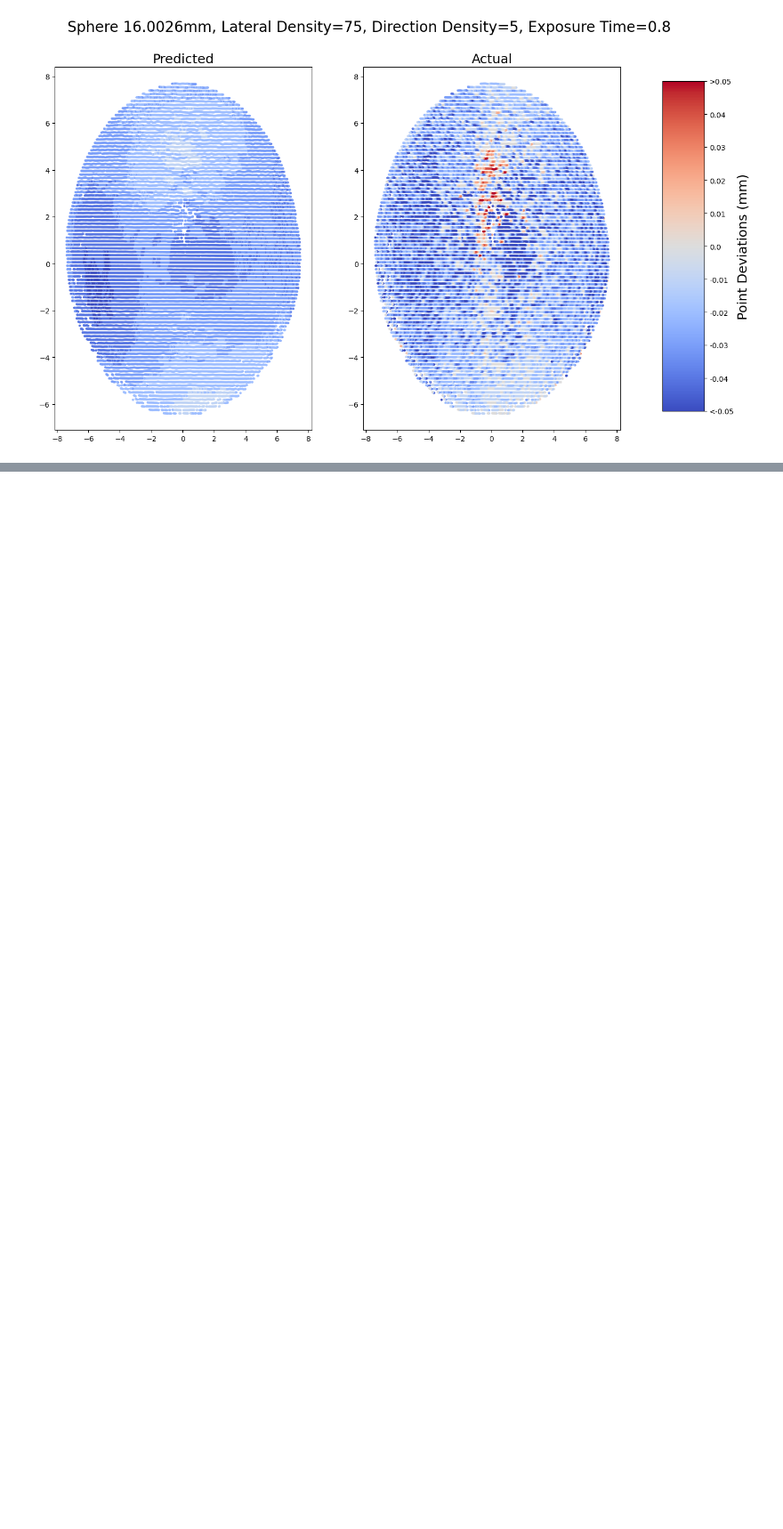
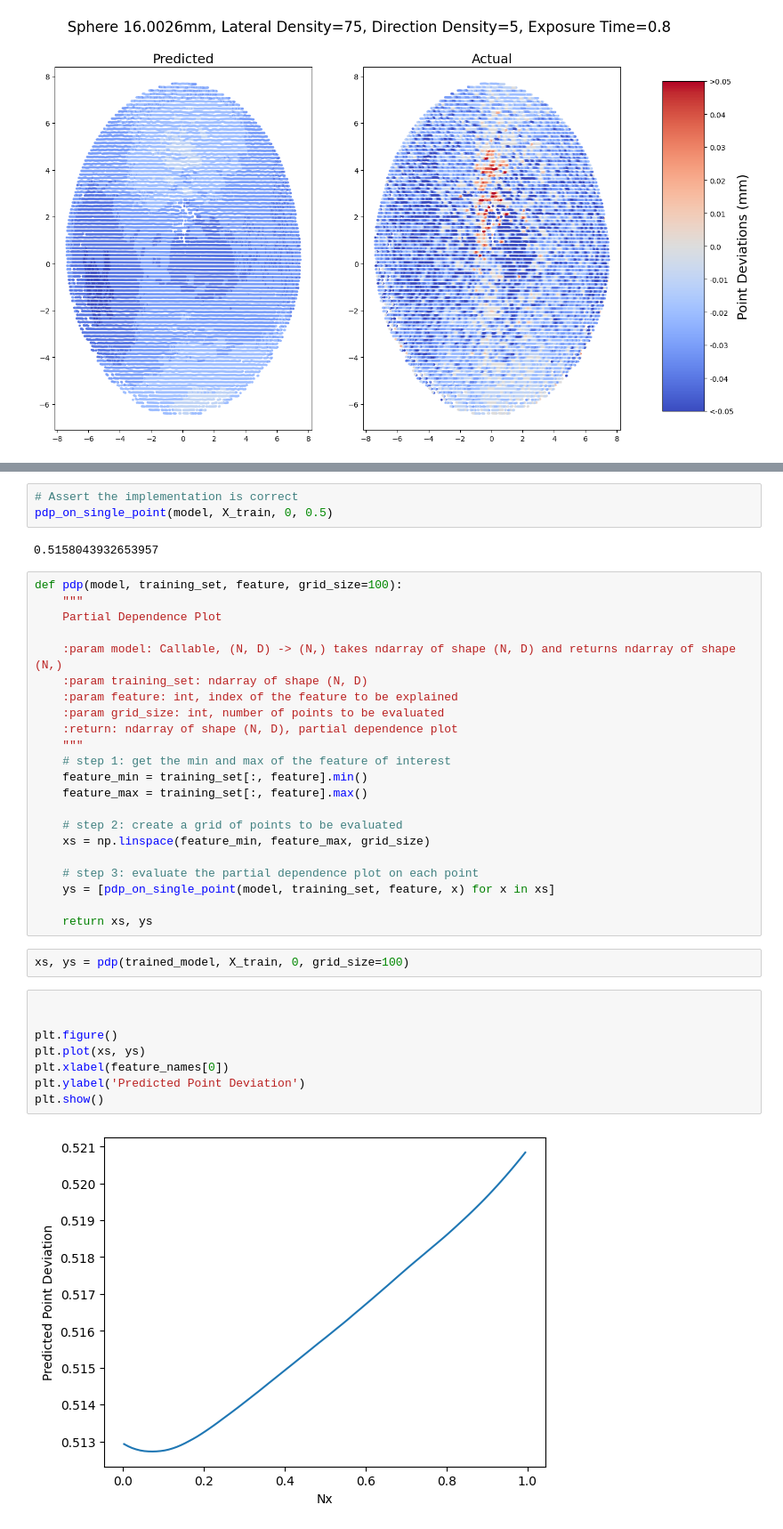
Before and after one commit to givasile/xmanai-grapes-lab, a Jupyter notebook: notebooks/Lab_3_Build_predictor_and_Explain.ipynb, the cells around one changed output, grey strips where cells are left out. Shown at 89% size. Saved outputs shown, nothing was run; the diff lists cells and outputs as text; blank space fills up the shorter version.

```diff
--- a/notebooks/Lab_3_Build_predictor_and_Explain.ipynb
+++ b/notebooks/Lab_3_Build_predictor_and_Explain.ipynb
@@ -247,0 +244,39 @@ X_train_df
+# %%
+# Assert the implementation is correct
+pdp_on_single_point(model, X_train, 0, 0.5)
+# %% [output]
+0.5158043932653957
+# %%
+def pdp(model, training_set, feature, grid_size=100):
+    """
+    Partial Dependence Plot
+
+    :param model: Callable, (N, D) -> (N,) takes ndarray of shape (N, D) and returns ndarray of shape (N,)
+    :param training_set: ndarray of shape (N, D)
+    :param feature: int, index of the feature to be explained
+    :param grid_size: int, number of points to be evaluated
+    :return: ndarray of shape (N, D), partial dependence plot
+    """
+    # step 1: get the min and max of the feature of interest
+    feature_min = training_set[:, feature].min()
+    feature_max = training_set[:, feature].max()
+
+    # step 2: create a grid of points to be evaluated
+    xs = np.linspace(feature_min, feature_max, grid_size)
+
+    # step 3: evaluate the partial dependence plot on each point
+    ys = [pdp_on_single_point(model, training_set, feature, x) for x in xs]
+
+    return xs, ys
+# %%
+xs, ys = pdp(trained_model, X_train, 0, grid_size=100)
+# %%
+
+
+plt.figure()
+plt.plot(xs, ys)
+plt.xlabel(feature_names[0])
+plt.ylabel('Predicted Point Deviation')
+plt.show()
+# %% [output]
+[figure, added]
```
Also changed, not shown: parts of 21 cells of this notebook, 3 other files.
